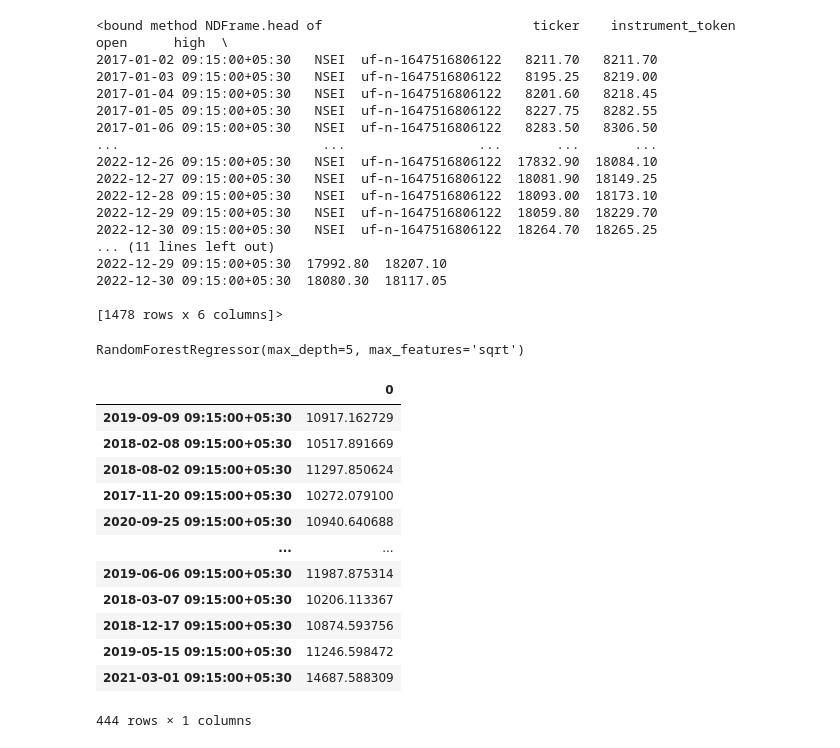
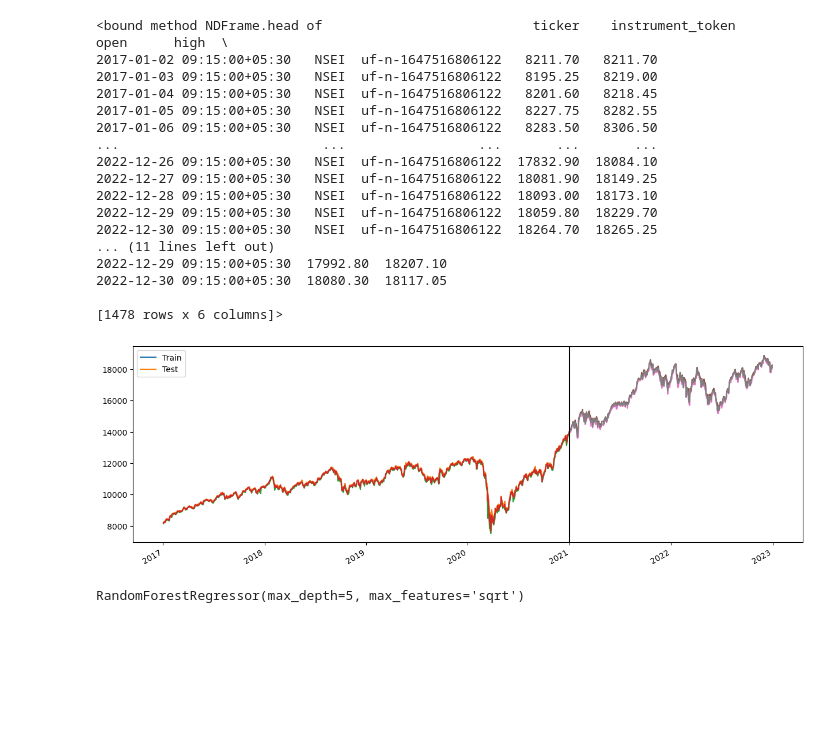
Before and after one commit to Abbas-Source/alianzworkz-internship, a Jupyter notebook: RandomForestRegressor/stock-price-prediction-using-random-forest.ipynb, the cells around one changed output. Drawn from its saved outputs; the diff is of its cells as text; code cells hidden in the pictures; blank space fills up the shorter version.

```diff
--- a/RandomForestRegressor/stock-price-prediction-using-random-forest.ipynb
+++ b/RandomForestRegressor/stock-price-prediction-using-random-forest.ipynb
@@ -3,13 +5,10 @@
 import numpy as np
 import matplotlib.pyplot as plt
 import pandas as pd
-import seaborn as sns
-sns.set()
 import warnings
-import pandas as pd
 from sklearn.ensemble import RandomForestRegressor
 from sklearn.model_selection import train_test_split
-from sklearn.metrics import mean_squared_error, r2_score
+from sklearn.metrics import r2_score, mean_squared_error, mean_absolute_error
 warnings.filterwarnings("ignore")
 # %%
 #retrieve data
@@ -42,2 +45,15 @@ y=df['close']
 x_train, x_test, y_train, y_test = train_test_split(x, y, test_size=0.3, random_state=42)
+# %%
+#train/test data plotting
+train=df.loc[df.index<'01-01-2021']
+test=df.loc[df.index>='31-12-2020']
+
+fig,ax=plt.subplots(figsize=(15,5))
+train.plot(ax=ax,label='Training Set')
+test.plot(ax=ax,label='Test Set')
+ax.axvline('01-01-2021',color='black')
+ax.legend(['Train','Test'])
+plt.show()
+# %% [output]
+[figure, added]
 # %%
@@ -53,19 +67,3 @@ RandomForestRegressor(max_depth=5, max_features='sqrt')
 # %%
 # Predicting the Test set results
 y_pred = rf.predict(x_test)
-y_pred=pd.DataFrame(y_pred,index=x_test.index)
-y_pred
-# %% [output]
-|  | 0 |
-| 2019-09-09 09:15:00+05:30 | 10917.162729 |
-| 2018-02-08 09:15:00+05:30 | 10517.891669 |
-| 2018-08-02 09:15:00+05:30 | 11297.850624 |
-| 2017-11-20 09:15:00+05:30 | 10272.079100 |
-| 2020-09-25 09:15:00+05:30 | 10940.640688 |
-| ... | ... |
-| 2019-06-06 09:15:00+05:30 | 11987.875314 |
-| 2018-03-07 09:15:00+05:30 | 10206.113367 |
-| 2018-12-17 09:15:00+05:30 | 10874.593756 |
-| 2019-05-15 09:15:00+05:30 | 11246.598472 |
-| 2021-03-01 09:15:00+05:30 | 14687.588309 |
-444 rows × 1 columns
```
Also changed, not shown: parts of 19 cells of this notebook, 1 other file.
